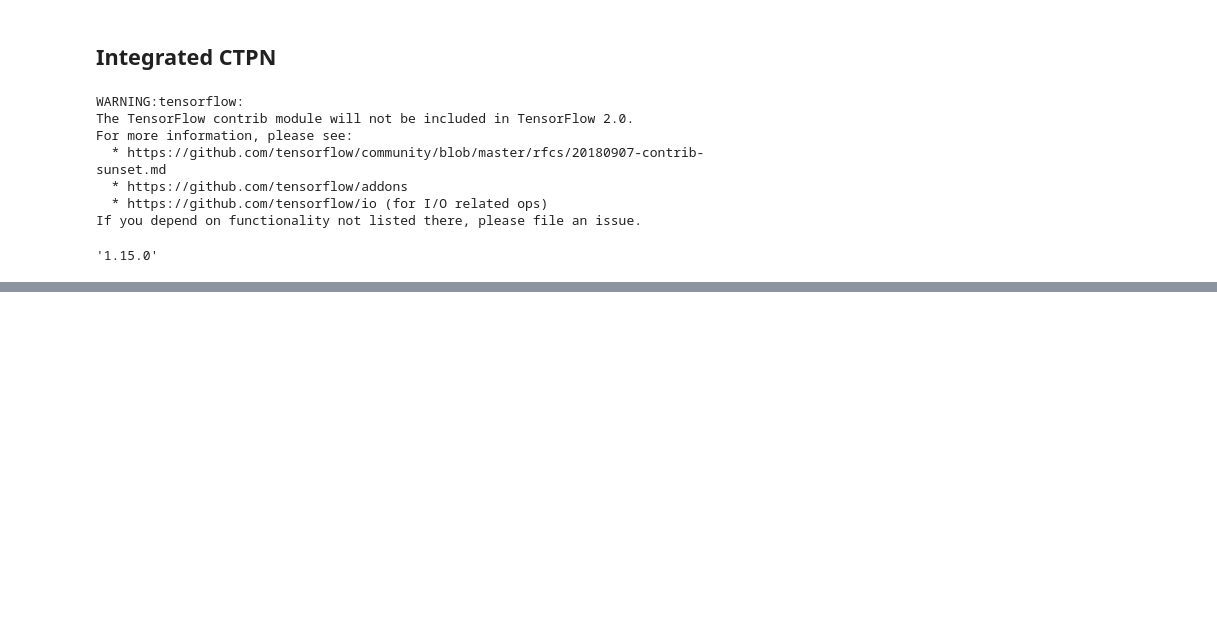
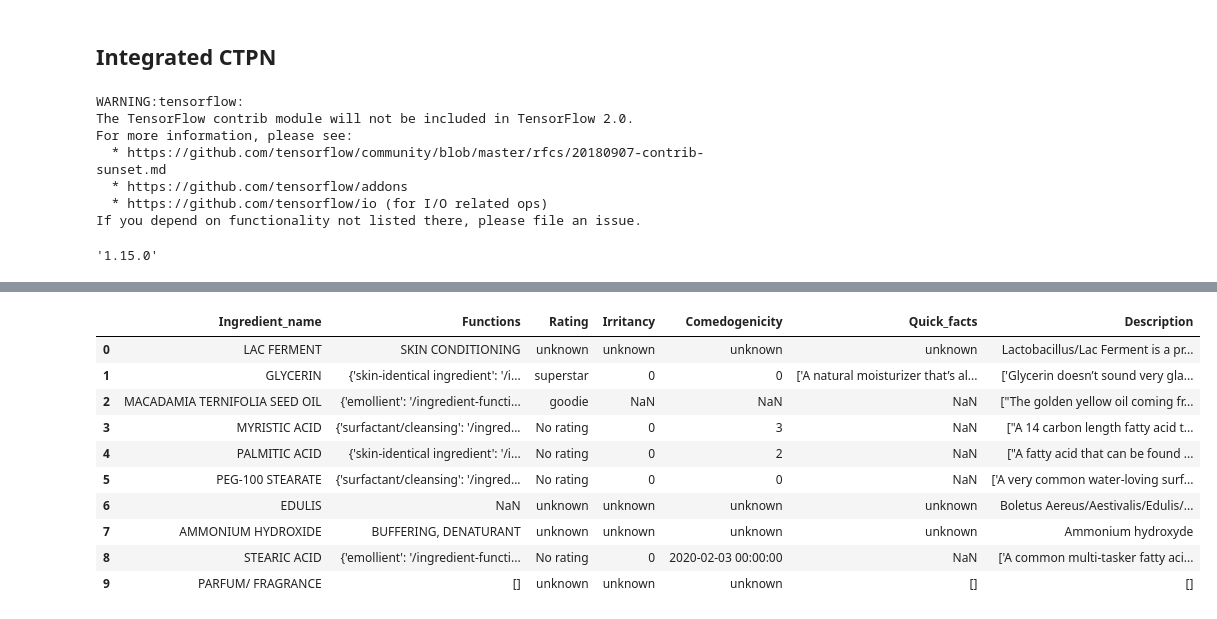
Before and after one commit to hienngn/coderschool-final-project, a Jupyter notebook: Integrated-CC.ipynb, the cells around one changed output, grey strips where cells are left out. Drawn from its saved outputs; the diff is of its cells as text; code cells hidden in the pictures; blank space fills up the shorter version.

```diff
--- a/Integrated-CC.ipynb
+++ b/Integrated-CC.ipynb
@@ -974,10 +1003,12 @@ def resize_image(img):
 def ctpn(imgfile):
     if imgfile.strip() == "":
         raise IOError
-    if os.path.exists(output_path):
-        shutil.rmtree(output_path)
-    os.makedirs(output_path)
+    #if os.path.exists(output_path):
+        #shutil.rmtree(output_path)
+    if not os.path.exists(output_path):
+        os.makedirs(output_path)
     os.environ['CUDA_VISIBLE_DEVICES'] = gpu
+    os.environ['TF_CPP_MIN_LOG_LEVEL'] = '2' # INFO and WARNING messages are not printed
 
     output_img_file, txt_file = "", ""
 
@@ -1040,7 +1071,7 @@ def ctpn(imgfile):
                         f.writelines(line)
     except:
         tf.reset_default_graph()
-
+        traceback.print_exc()
 
     tf.reset_default_graph()
     return output_img_file, txt_file
@@ -1075,0 +1520,15 @@ NameError: name 'im_fn' is not defined
+# %%
+def e2e_no_dewarp(imgfile, inci_path, cosing_path, debug=False):
+    img = cv2.imread(imgfile)
+    processed_img = preprocess_for_ocr(img)
+
+    basename = os.path.basename(imgfile)
+    name, _ = os.path.splitext(basename)
+    output_folder = "preprocessed"
+    if not os.path.exists(output_folder):
+        os.makedirs(output_folder)
+
+    output_pp = os.path.join(output_folder, basename)
+    cv2.imwrite(output_pp, processed_img)
+    _, ctpn_txt = ctpn(output_pp)
+    return ocr_everything(imgfile, ctpn_txt, inci_path, cosing_path, debug)
@@ -1075,0 +1575,5 @@ NameError: name 'im_fn' is not defined
+# %%
+test_res = e2e_no_dewarp("Sample_images/not_bad_at_coding.jpg",
+                      'Database/INCI/ingredient_inci_1570.csv',
+                      'Database/ingredient_cosing_37309.csv',
+                      debug=True)
@@ -1075,0 +1592,14 @@ NameError: name 'im_fn' is not defined
+# %%
+test_res
+# %% [output]
+|  | Ingredient_name | Functions | Rating | Irritancy | Comedogenicity | Quick_facts | Description |
+| 0 | LAC FERMENT | SKIN CONDITIONING | unknown | unknown | unknown | unknown | Lactobacillus/Lac Ferment is a pr... |
+| 1 | GLYCERIN | {'skin-identical ingredient': '/i... | superstar | 0 | 0 | ['A natural moisturizer that’s al... | ['Glycerin doesn’t sound very gla... |
+| 2 | MACADAMIA TERNIFOLIA SEED OIL | {'emollient': '/ingredient-functi... | goodie | NaN | NaN | NaN | ["The golden yellow oil coming fr... |
+| 3 | MYRISTIC ACID | {'surfactant/cleansing': '/ingred... | No rating | 0 | 3 | NaN | ["A 14 carbon length fatty acid t... |
+| 4 | PALMITIC ACID | {'skin-identical ingredient': '/i... | No rating | 0 | 2 | NaN | ["A fatty acid that can be found ... |
+| 5 | PEG-100 STEARATE | {'surfactant/cleansing': '/ingred... | No rating | 0 | 0 | NaN | ['A very common water-loving surf... |
+| 6 | EDULIS | NaN | unknown | unknown | unknown | unknown | Boletus Aereus/Aestivalis/Edulis/... |
+| 7 | AMMONIUM HYDROXIDE | BUFFERING, DENATURANT | unknown | unknown | unknown | unknown | Ammonium hydroxyde |
+| 8 | STEARIC ACID | {'emollient': '/ingredient-functi... | No rating | 0 | 2020-02-03 00:00:00 | NaN | ['A common multi-tasker fatty aci... |
+| 9 | PARFUM/ FRAGRANCE | [] | unknown | unknown | unknown | [] | [] |
```
Also changed, not shown: parts of 25 cells of this notebook, 4 other files.
